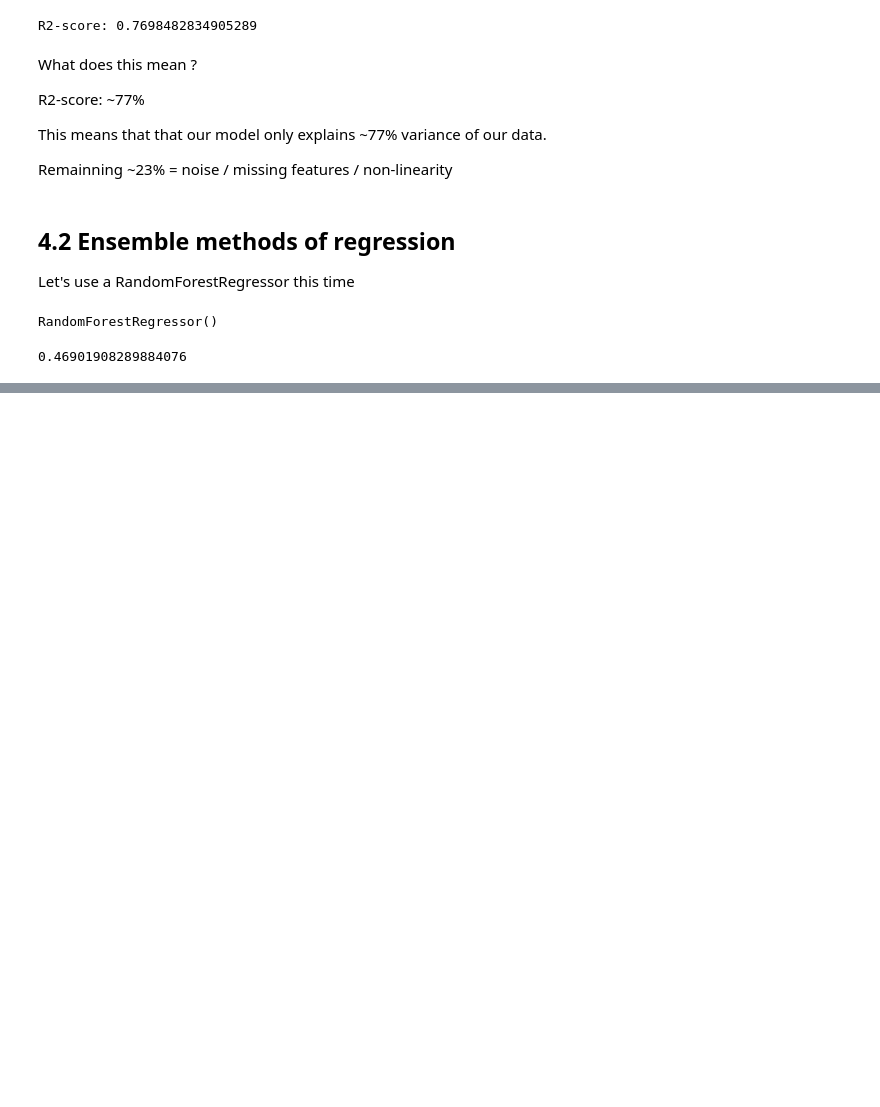
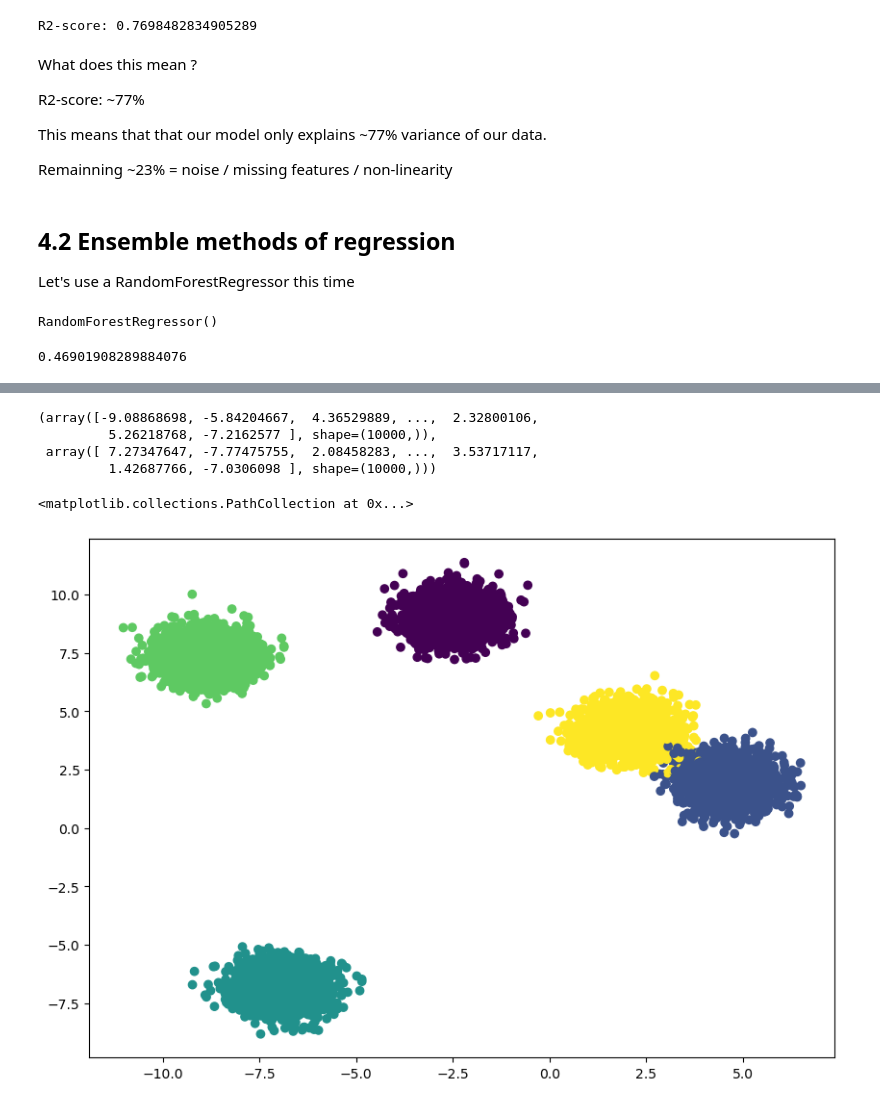
Before and after one commit to Animosius/ai-ml-projects-tools-and-experiments, a Jupyter notebook: foundational/scikit-learn/sc_learn.ipynb, the cells around one changed output, grey strips where cells are left out. Drawn from its saved outputs; the diff is of its cells as text; code cells hidden in the pictures; blank space fills up the shorter version.

```diff
--- a/foundational/scikit-learn/sc_learn.ipynb
+++ b/foundational/scikit-learn/sc_learn.ipynb
@@ -563,0 +677,14 @@ bio_rfr.score(X_test, y_test)
+# %%
+# Let's make a dataset
+
+from sklearn.datasets import make_blobs
+
+n_samples = 10000
+n_components = 5
+
+X, y = make_blobs(
+    n_samples=n_samples, # number of data points
+    centers= n_components, # determine the number of centers in the world
+    cluster_std= 0.60, # How spread out the data points from their each respective centers
+    random_state=42
+)
@@ -563,0 +703,29 @@ bio_rfr.score(X_test, y_test)
+# %%
+X1 = X[:,0]
+X2 = X[:,1]
+# %%
+X1, X2
+# %% [output]
+(array([-9.08868698, -5.84204667,  4.36529889, ...,  2.32800106,
+         5.26218768, -7.2162577 ], shape=(10000,)),
+ array([ 7.27347647, -7.77475755,  2.08458283, ...,  3.53717117,
+         1.42687766, -7.0306098 ], shape=(10000,)))
+# %%
+# storing our values in a dataframe
+
+data = {
+    "X1": X1,
+    "X2": X2,
+    "y": y
+}
+df = pd.DataFrame(data)
+# %%
+# visualising our dataset
+
+import matplotlib.pyplot as plt
+
+plt.figure(figsize=(10,7))
+plt.scatter(data["X1"], data["X2"], c=y)
+# %% [output]
+<matplotlib.collections.PathCollection at 0x...>
+[figure, added]
```
Also changed, not shown: parts of 34 cells of this notebook.
